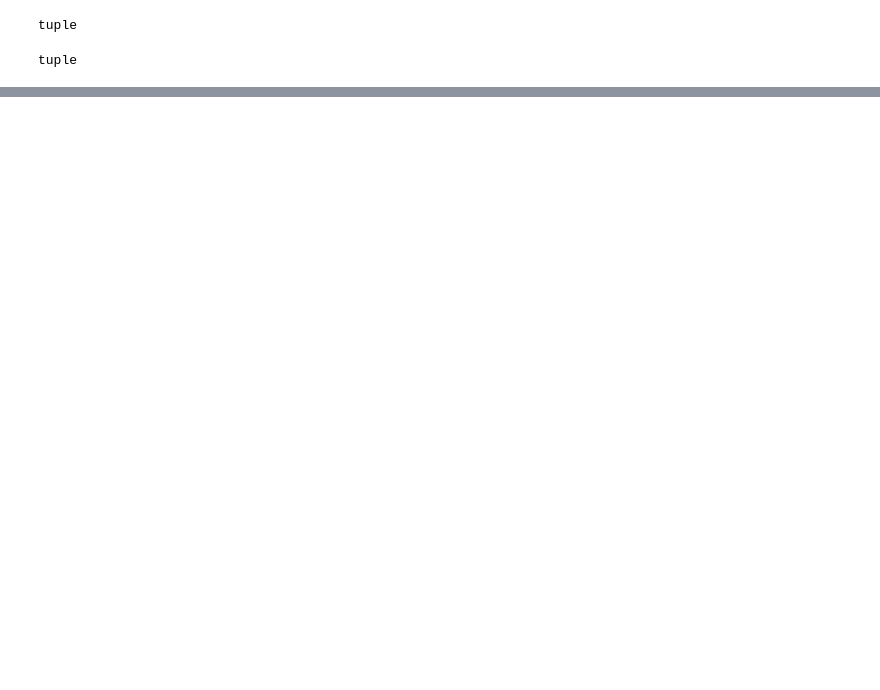
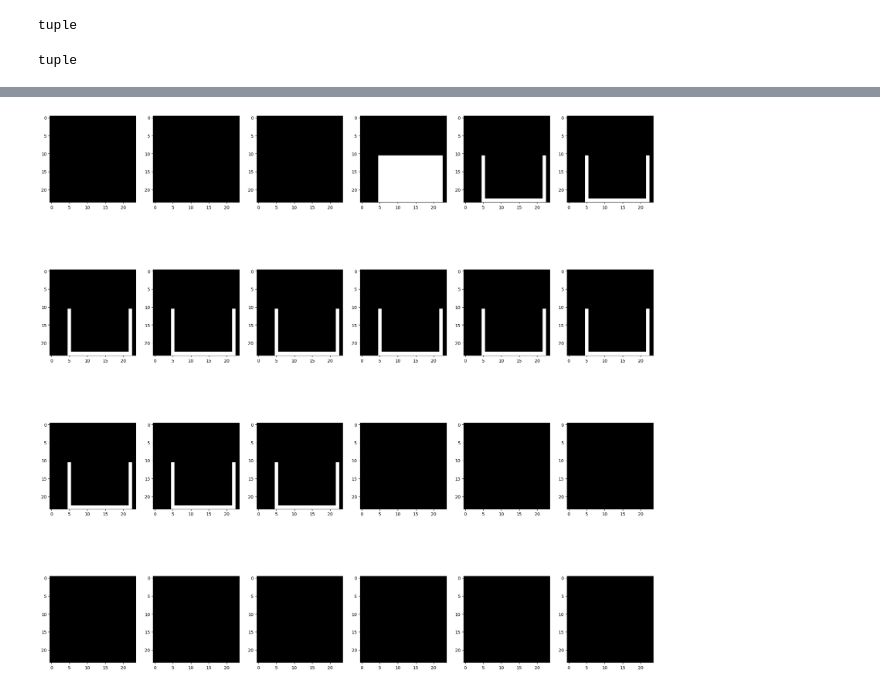
Before and after one commit to juan-garassino/deepSculpt, a Jupyter notebook: test.ipynb, the cells around one changed output, grey strips where cells are left out. Drawn from its saved outputs; the diff is of its cells as text; code cells hidden in the pictures; blank space fills up the shorter version.

```diff
--- a/test.ipynb
+++ b/test.ipynb
@@ -50,0 +71,8 @@ tuple
+# %%
+void = np.zeros((VOID_DIM, VOID_DIM, VOID_DIM))
+
+color_void = np.empty(void.shape, dtype=object)
+
+volume = add_grid(void, color_void, ELEMENT_GRID_MIN, ELEMENT_GRID_MAX, STEP, VERBOSE)
+
+type(plane)
@@ -62,0 +93,4 @@ Plotter(plane[0], plane[1]).plot_sections()
+# %%
+Plotter(volume[0], volume[1]).plot_sections()
+# %% [output]
+[figure, added]
```
Also changed, not shown: parts of 5 cells of this notebook, 6 other files.
